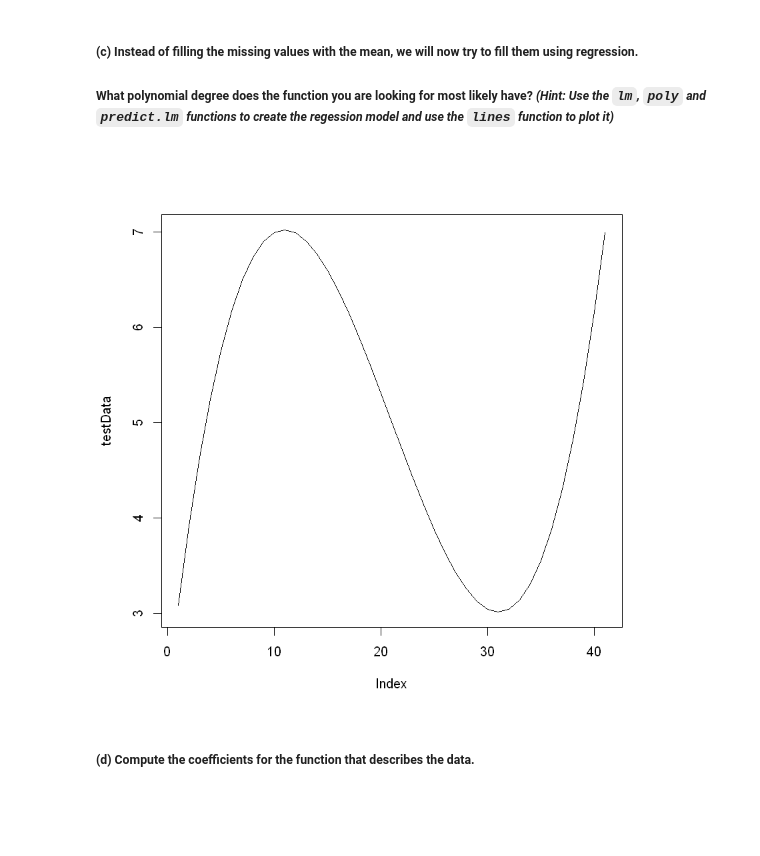
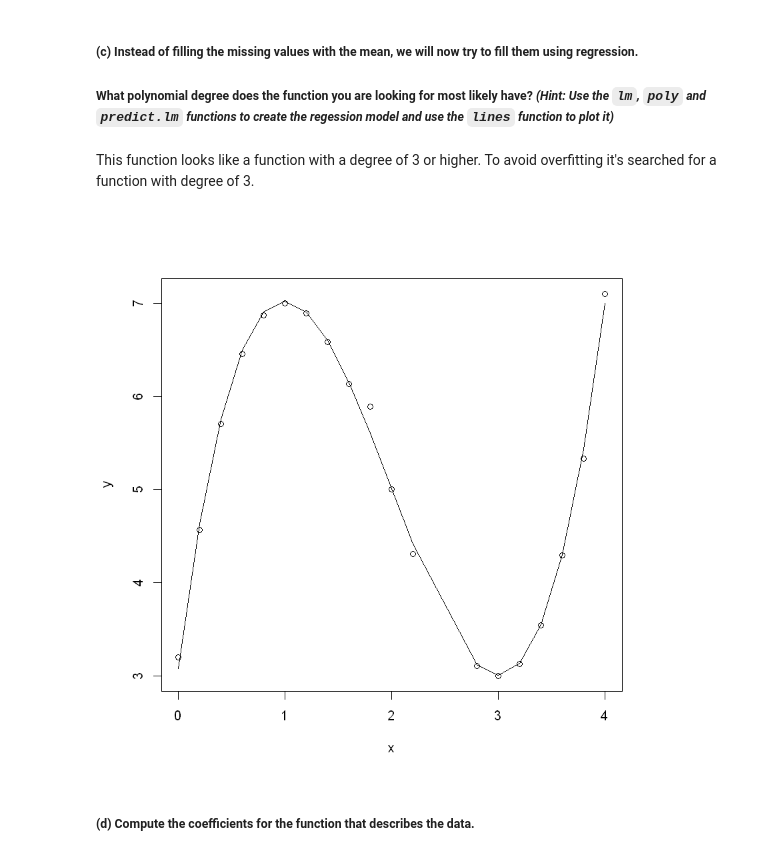
Before and after one commit to PhilipOe1612340/DataMining, a Jupyter notebook: assignments/a2/Assignment_02.ipynb, the cells around one changed output. Saved outputs shown, nothing was run; the diff lists cells and outputs as text; code cells hidden in the pictures; blank space fills up the shorter version.

```diff
--- a/assignments/a2/Assignment_02.ipynb
+++ b/assignments/a2/Assignment_02.ipynb
@@ -82,19 +88,19 @@ lines(fillMean)
 # %% [markdown]
 ##### __(c) Instead of filling the missing values with the mean, we will now try to fill them using regression.__
 ##### __What polynomial degree does the function you are looking for most likely have?__ _(Hint: Use the ``lm``, ``poly`` and `predict.lm` functions to create the regession model and use the ``lines`` function to plot it)_
-# %%
-empty <- subset(data, is.na(y), select=c(x))
-
-model <- lm(y ~ poly(x,3, raw = TRUE), data = data)
-
-testData <- data.frame(matrix(seq(0, 4, by=0.1),nrow=41,  ncol=2))
-names(testData) <- c('x','y')
-
-testData <- predict(model, testData)
-
-plot(testData, type='l')
-# %% [output]
-[figure, removed]
+# %% [markdown]
+This function looks like a function with a degree of 3 or higher. To avoid overfitting it's searched for a function with degree of 3.
+# %%
+#Plot the regression model!!!!!!!!!!!!!!
+data = read.csv("data_exercise2.csv")
+data_removedNA = na.omit(data)
+fm = lm(data_removedNA$y ~ poly(data_removedNA$x,3, raw=TRUE))
+plot(data_removedNA)
+
+
+lines(data_removedNA$x,predict(fm))
+# %% [output]
+[figure, added]
 # %% [markdown]
 ##### __(d) Compute the coefficients for the function that describes the data.__
 # %%
```
Also changed, not shown: parts of 21 cells of this notebook.
